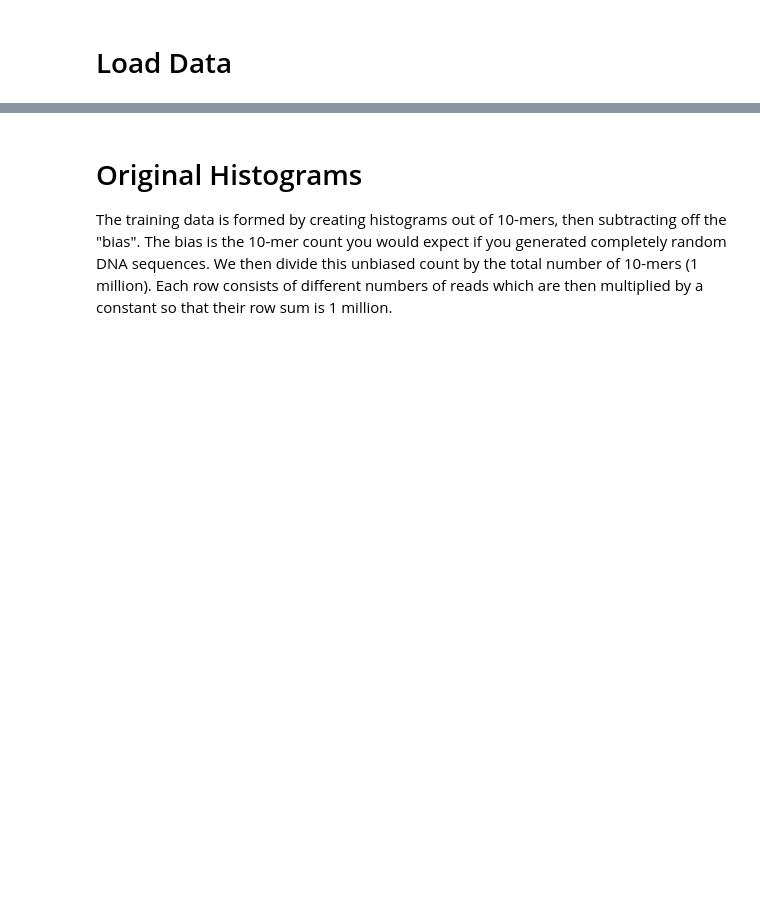
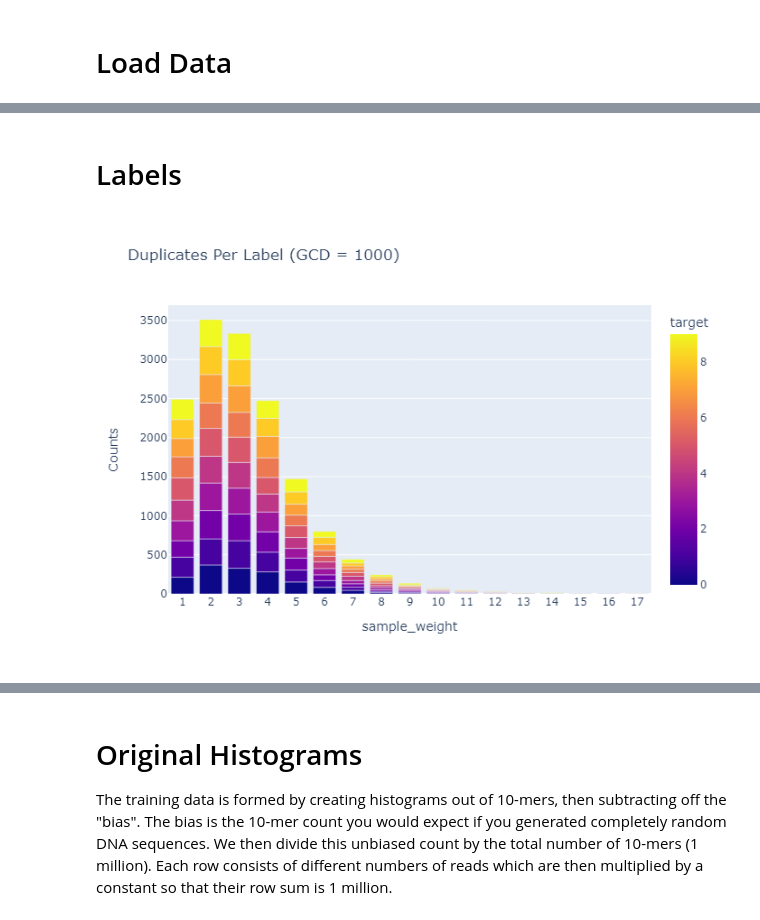
Before and after one commit to rsizem2/tabular-playground-series, a Jupyter notebook: tps-2022-02/notebooks/Notebook 1 - Exploratory Analysis.ipynb, the cells around one changed output, grey strips where cells are left out. Saved outputs shown, nothing was run; the diff lists cells and outputs as text; code cells hidden in the pictures; blank space fills up the shorter version.

```diff
--- a/tps-2022-02/notebooks/Notebook 1 - Exploratory Analysis.ipynb
+++ b/tps-2022-02/notebooks/Notebook 1 - Exploratory Analysis.ipynb
@@ -97,0 +122,19 @@ Wall time: 56.5 s
+# %% [markdown]
+# Labels
+# %%
+import plotly.express as px
+
+# Training Data Dupes
+temp = train.groupby(['gcd','sample_weight', 'target'])['A0T0G0C10'].count()
+temp = temp.reset_index()
+temp['sample_weight'] = temp['sample_weight'].astype('str')
+
+fig = px.bar(
+    temp[temp.gcd == 1000], x="sample_weight", y='A0T0G0C10',
+    color="target", title = "Duplicates Per Label (GCD = 1000)",
+    labels = {'A0T0G0C10':'Counts'}
+)
+img_bytes = fig.to_image(format="png")
+Image(img_bytes)
+# %% [output]
+[figure, added]
```
Also changed, not shown: parts of 12 cells of this notebook, 8 other files.
